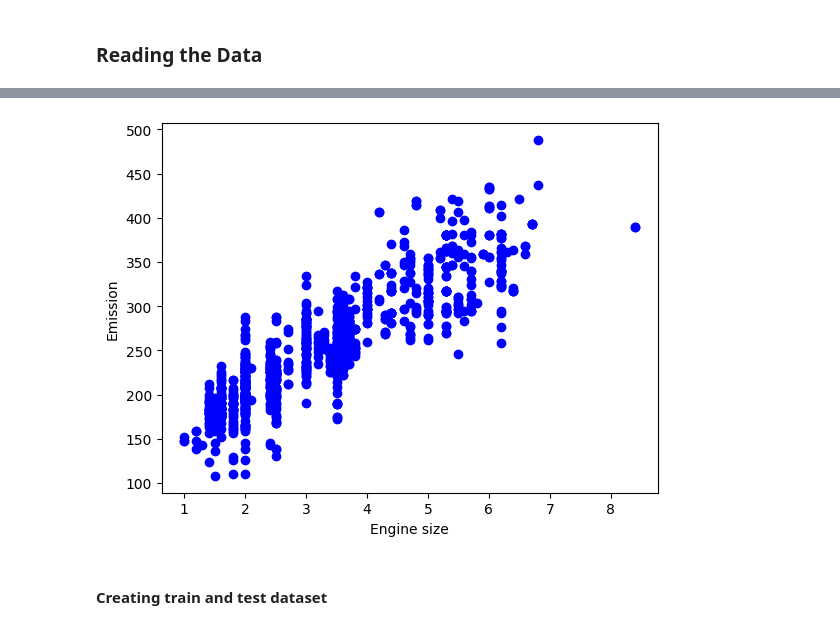
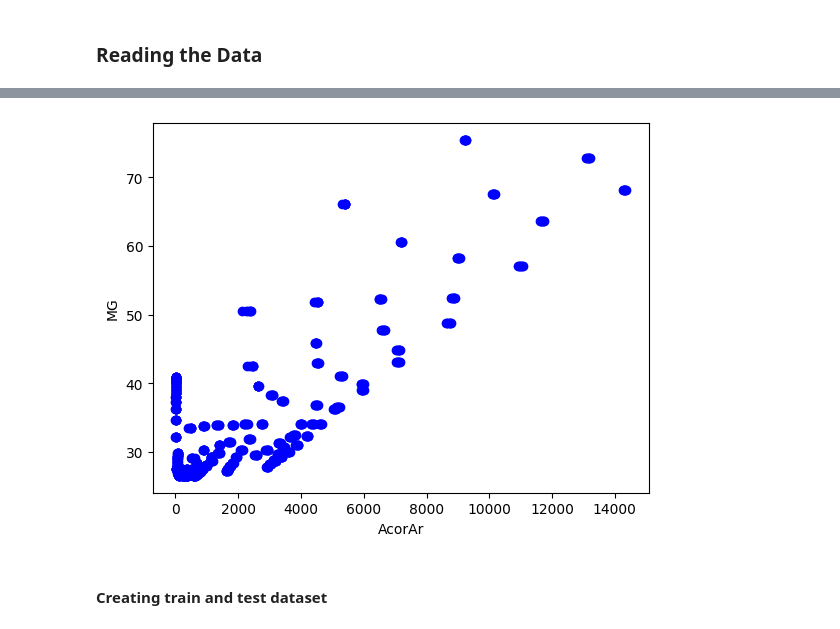
Before and after one commit to KeonyJR/Resources, a Jupyter notebook: Code/3- Regression_Ridge_Lasso_ElasticNet copy.ipynb, the cells around one changed output, grey strips where cells are left out. Saved outputs shown, nothing was run; the diff lists cells and outputs as text; code cells hidden in the pictures.

```diff
--- a/Code/3- Regression_Ridge_Lasso_ElasticNet copy.ipynb
+++ b/Code/3- Regression_Ridge_Lasso_ElasticNet copy.ipynb
@@ -40,7 +40,8 @@ import os
 current_directory = os.getcwd()
 parent_directory = os.path.abspath(os.path.join(current_directory, os.pardir))
 print("Parent directory:", parent_directory)
-Data_directory = parent_directory + "/Data" + "/FuelConsumptionCo2.csv"
+#Data_directory = parent_directory + "/Data" + "/FuelConsumptionCo2.csv"
+Data_directory = parent_directory + "/Data" + "/dataset_reduce_PI_MG.csv"
 print(Data_directory)
 # %% [output]
 Parent directory: d:\Github\Resources
@@ -48,5 +49,6 @@ d:\Github\Resources/Data/FuelConsumptionCo2.csv
 # %%
 df = pd.read_csv(Data_directory)
-cdf = df[['ENGINESIZE','CYLINDERS','FUELCONSUMPTION_CITY','FUELCONSUMPTION_HWY','FUELCONSUMPTION_COMB','CO2EMISSIONS']]
+# cdf = df[['ENGINESIZE','CYLINDERS','FUELCONSUMPTION_CITY','FUELCONSUMPTION_HWY','FUELCONSUMPTION_COMB','CO2EMISSIONS']]
+cdf = df[['tau','theta','MVI','Deli', 'AcorAr','MG']]
 cdf.head(9)
 # %% [output]
@@ -63,10 +65,15 @@ cdf.head(9)
 # %%
-plt.scatter(cdf.ENGINESIZE, cdf.CO2EMISSIONS,  color='blue')
-plt.xlabel("Engine size")
-plt.ylabel("Emission")
+# plt.scatter(cdf.ENGINESIZE, cdf.CO2EMISSIONS,  color='blue')
+# plt.xlabel("Engine size")
+# plt.ylabel("Emission")
+# plt.show()
+
+plt.scatter(cdf.AcorAr, cdf.MG,  color='blue')
+plt.xlabel("AcorAr")
+plt.ylabel("MG")
 plt.show()
 # %% [output]
-[figure, old version]
+[figure, new version]
 # %% [markdown]
 #### Creating train and test dataset
 # %%
```
Also changed, not shown: parts of 20 cells of this notebook, 5 other files.
